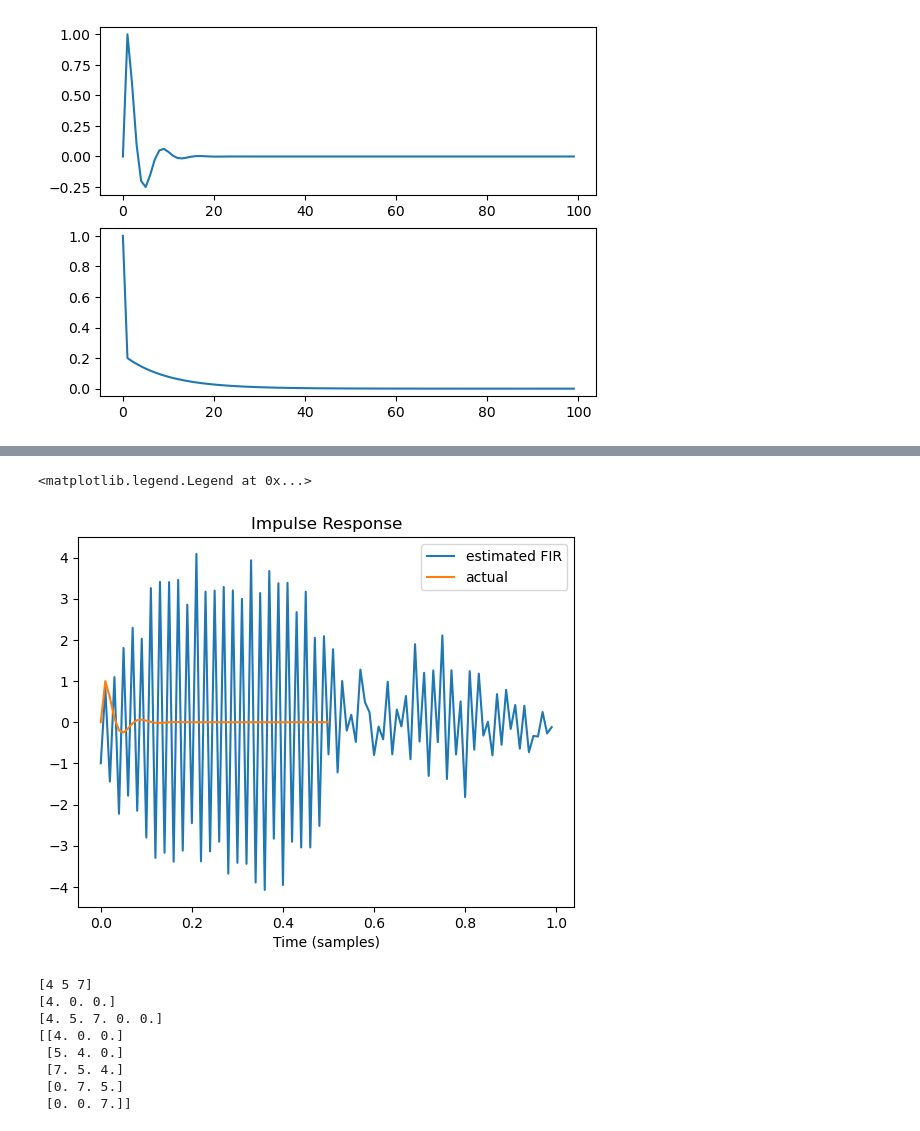
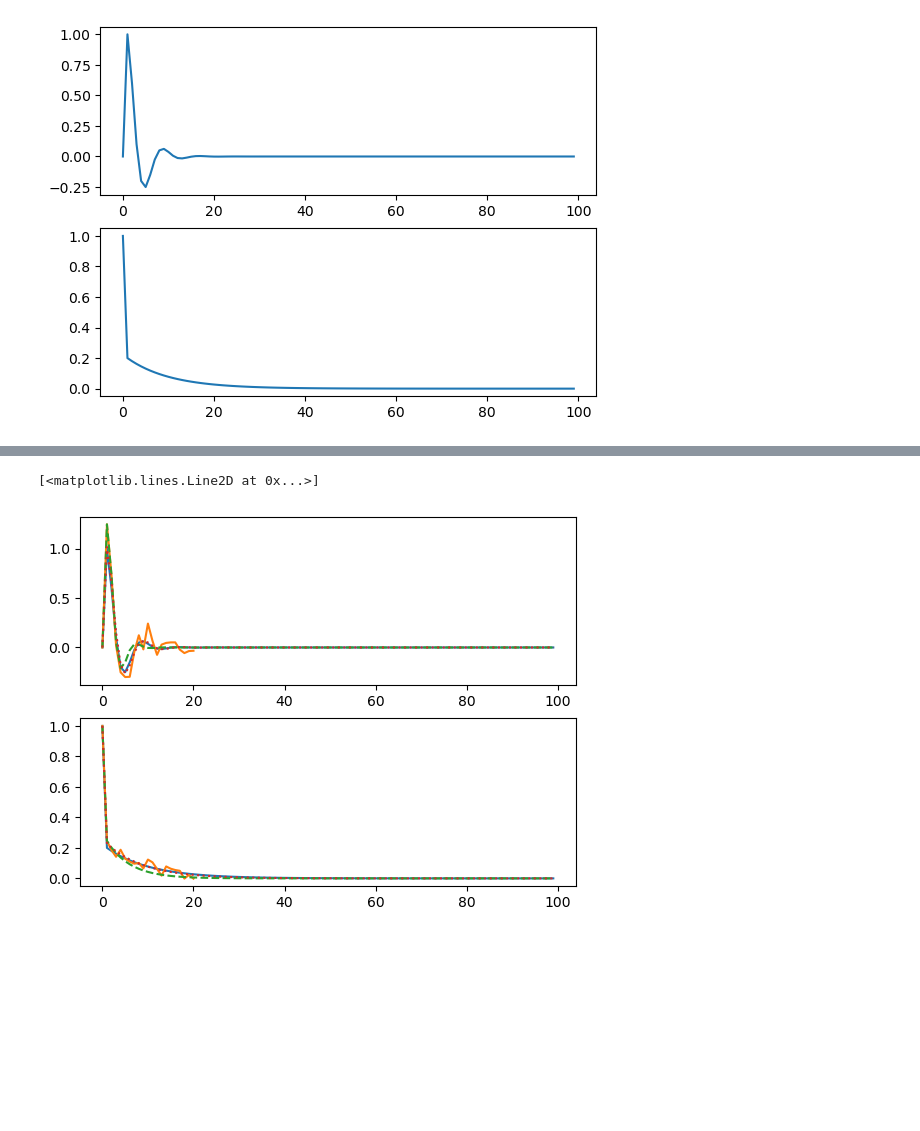
Before and after one commit to arneUofC/sysid-pem-toolbox, a Jupyter notebook: test_tools.ipynb, the cells around one changed output, grey strips where cells are left out. Drawn from its saved outputs; the diff is of its cells as text; code cells hidden in the pictures; blank space fills up the shorter version.

Commit message:
initialization for Box-Jenkins

```diff
--- a/test_tools.ipynb
+++ b/test_tools.ipynb
@@ -199,8 +181,0 @@ M = np.block([[np.zeros((na,nb)), CA], [np.eye(nb), -CB]])
-# %%
-m = 10
-nb = m
-na = m
-nk = 1
-
-n_arx = [nf, nb, nk]
-theta_arx = sid.V_high_order_arx(n_arx,y,r)
@@ -226,37 +182,24 @@ ValueError: matmul: Input operand 1 has a mismatch in its core dimension 0, with
-# %%
-tt1 = np.linspace(0,m*Ts-Ts,m)
-fig,ax = plt.subplots(1)
-ax.plot(tt1,theta_arx[0:nb],label='estimated FIR')
-ax.plot(tt0,g0/100,label='actual')
-ax.set_title('Impulse Response')
-ax.set_xlabel('Time (samples)')
-ax.legend()
-# %% [output]
-<matplotlib.legend.Legend at 0x...>
-[figure, removed]
-# %%
-a = np.array([1, 2])
-b = np.array([4, 5, 7])
-c = np.convolve(b,a)
-#print(a)
-print(b)
-#print(c)
-
-rr = np.zeros(3)
-rr[0] = b[0]
-
-cc = np.concatenate((b, np.zeros(2)))
-print(rr)
-print(cc)
-M = sp.linalg.toeplitz(cc, r=rr)
-
-print(M)
-# %% [output]
-[4 5 7]
-[4. 0. 0.]
-[4. 5. 7. 0. 0.]
-[[4. 0. 0.]
- [5. 4. 0.]
- [7. 5. 4.]
- [0. 7. 5.]
- [0. 0. 7.]]
+# %%
+nf = na
+n_bj = [nb,nc,nd,nf,nk]
+theta_init_bj = np.concatenate((thetaBA[0:nb], thetaCD, theta[nb:nb+na]))
+optimization_results_bj = sp.optimize.least_squares(sid.V_box_jenkins, theta_init_bj, jac=sid.jac_V_bj, args=(n_bj,y,r))
+
+G_est_bj, H_est_bj = sid.theta_2_tf_box_jenkins(optimization_results_bj.x,n_bj,Ts)
+# %%
+tt,g_est_bj = ct.impulse_response(G_est_bj,T=t[0:100])
+tt,h_est_bj = ct.impulse_response(H_est_bj,T=t[0:100])
+
+fig,ax = plt.subplots(2,1)
+ax[0].plot(g0*Ts)
+ax[0].plot(g)
+ax[0].plot(g_est*Ts,'--')
+ax[0].plot(g_est_bj*Ts,':')
+
+ax[1].plot(h0*Ts)
+ax[1].plot(h)
+ax[1].plot(h_est*Ts,'--')
+ax[1].plot(h_est_bj*Ts,':')
+# %% [output]
+[<matplotlib.lines.Line2D at 0x...>]
+[figure, added]
```
Also changed, not shown: parts of 9 cells of this notebook, 2 other files.
